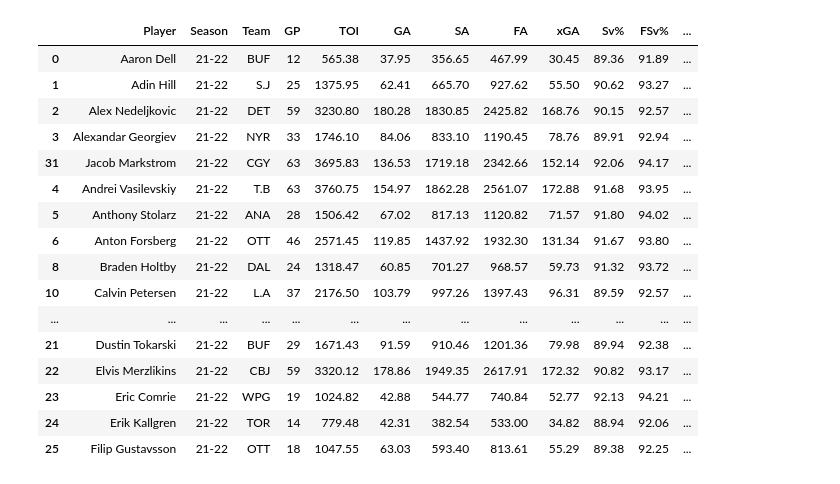
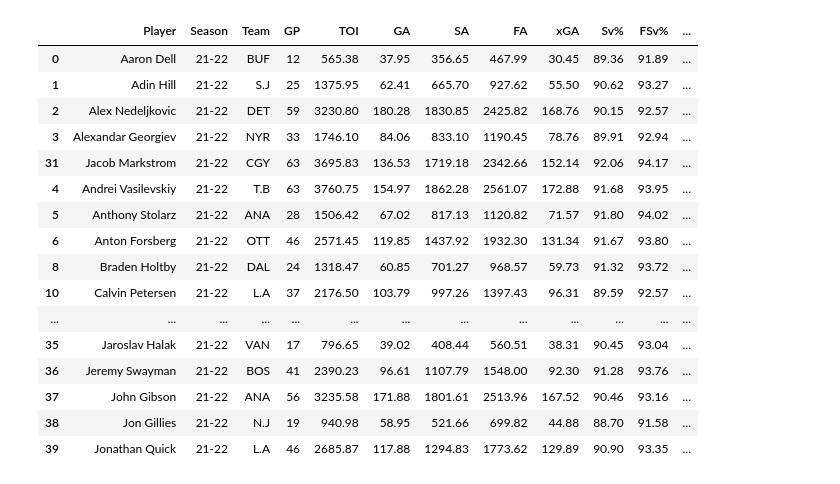
Before and after one commit to mikeytw11/Hockey, a Jupyter notebook: Goalie_Consistency.ipynb, the cells around one changed output. Saved outputs shown, nothing was run; the diff lists cells and outputs as text; code cells hidden in the pictures.

Commit message:
Added to Goalie Table.

```diff
--- a/Goalie_Consistency.ipynb
+++ b/Goalie_Consistency.ipynb
@@ -188,6 +248,18 @@ Merzlikins_Final = Goalies_Season.loc[Goalies_Season.Player=='Elvis Merzlikins']
 Comrie_Final = Goalies_Season.loc[Goalies_Season.Player=='Eric Comrie']
 Kallgren_Final = Goalies_Season.loc[Goalies_Season.Player=='Erik Kallgren']
 Gustavsson_Final = Goalies_Season.loc[Goalies_Season.Player=='Filip Gustavsson']
+Andersen_Final = Goalies_Season.loc[Goalies_Season.Player=='Frederik Andersen']
+Samsonov_Final = Goalies_Season.loc[Goalies_Season.Player=='Ilya Samsonov']
+Campbell_Final = Goalies_Season.loc[Goalies_Season.Player=='Jack Campbell']
+Allen_Final = Goalies_Season.loc[Goalies_Season.Player=='Jake Allen']
+Oettinger_Final = Goalies_Season.loc[Goalies_Season.Player=='Jake Oettinger']
+Sorokin_Final = Goalies_Season.loc[Goalies_Season.Player=='Ilya Sorokin']
+Reimer_Final = Goalies_Season.loc[Goalies_Season.Player=='James Reimer']
+Halak_Final = Goalies_Season.loc[Goalies_Season.Player=='Jaroslav Halak']
+Swayman_Final = Goalies_Season.loc[Goalies_Season.Player=='Jeremy Swayman']
+Gibson_Final = Goalies_Season.loc[Goalies_Season.Player=='John Gibson']
+Gillies_Final = Goalies_Season.loc[Goalies_Season.Player=='Jon Gillies']
+Quick_Final = Goalies_Season.loc[Goalies_Season.Player=='Jonathan Quick']
 # %%
 #Restrict data columns.
 Dell_Final = Dell_Final.drop(columns = ['Position','GSAA'])
@@ -218,6 +290,18 @@ Merzlikins_Final = Merzlikins_Final.drop(columns = ['Position','GSAA'])
 Comrie_Final = Comrie_Final.drop(columns = ['Position','GSAA'])
 Kallgren_Final = Kallgren_Final.drop(columns = ['Position','GSAA'])
 Gustavsson_Final = Gustavsson_Final.drop(columns = ['Position','GSAA'])
+Andersen_Final = Andersen_Final.drop(columns = ['Position','GSAA'])
+Samsonov_Final = Samsonov_Final.drop(columns = ['Position','GSAA'])
+Campbell_Final = Campbell_Final.drop(columns = ['Position','GSAA'])
+Allen_Final = Allen_Final.drop(columns = ['Position','GSAA'])
+Oettinger_Final = Oettinger_Final.drop(columns = ['Position','GSAA'])
+Sorokin_Final = Sorokin_Final.drop(columns = ['Position','GSAA'])
+Reimer_Final = Reimer_Final.drop(columns = ['Position','GSAA'])
+Halak_Final = Halak_Final.drop(columns = ['Position','GSAA'])
+Swayman_Final = Swayman_Final.drop(columns = ['Position','GSAA'])
+Gibson_Final = Gibson_Final.drop(columns = ['Position','GSAA'])
+Gillies_Final = Gillies_Final.drop(columns = ['Position','GSAA'])
+Quick_Final = Quick_Final.drop(columns = ['Position','GSAA'])
 # %%
 #Add Variance column to goaltender data.
 Dell_Final['Variance'] = Variance_Dell
@@ -248,30 +332,44 @@ Merzlikins_Final['Variance'] = Variance_Merzlikins
 Comrie_Final['Variance'] = Variance_Comrie
 Kallgren_Final['Variance'] = Variance_Kallgren
 Gustavsson_Final['Variance'] = Variance_Gustavsson
+Andersen_Final['Variance'] = Variance_Andersen
+Samsonov_Final['Variance'] = Variance_Samsonov
+Campbell_Final['Variance'] = Variance_Campbell
+Allen_Final['Variance'] = Variance_Allen
+Oettinger_Final['Variance'] = Variance_Oettinger
+Sorokin_Final['Variance'] = Variance_Sorokin
+Reimer_Final['Variance'] = Variance_Reimer
+Halak_Final['Variance'] = Variance_Halak
+Swayman_Final['Variance'] = Variance_Swayman
+Gibson_Final['Variance'] = Variance_Gibson
+Gillies_Final['Variance'] = Variance_Gillies
+Quick_Final['Variance'] = Variance_Quick
 # %%
 #Merge goaltenders together
 Goalie_Table = pd.concat([Dell_Final, Hill_Final, Nedeljkovic_Final, Georgiev_Final, Shesterkin_Final, Markstrom_Final, Vasilevskiy_Final, Stolarz_Final, Forsberg_Final,
                           Raanta_Final, Holtby_Final, Elliot_Final, Petersen_Final, Talbot_Final, Hart_Final, DeSmith_Final, Primeau_Final, Driedger_Final, Hellebuyck_Final,
-                          Anderson_Final, Vladar_Final, Kuemper_Final, Rittich_Final, Tokarski_Final, Merzlikins_Final, Comrie_Final, Kallgren_Final, Gustavsson_Final])
+                          Anderson_Final, Vladar_Final, Kuemper_Final, Rittich_Final, Tokarski_Final, Merzlikins_Final, Comrie_Final, Kallgren_Final, Gustavsson_Final,
+                          Andersen_Final, Samsonov_Final, Campbell_Final, Allen_Final, Oettinger_Final, Sorokin_Final, Reimer_Final, Halak_Final, Swayman_Final, Gibson_Final,
+                          Gillies_Final, Quick_Final])
 Goalie_Table
 # %% [output]
 |  | Player | Season | Team | GP | TOI | GA | SA | FA | xGA | Sv% | FSv% | ... |
 | 0 | Aaron Dell | 21-22 | BUF | 12 | 565.38 | 37.95 | 356.65 | 467.99 | 30.45 | 89.36 | 91.89 | ... |
 | 1 | Adin Hill | 21-22 | S.J | 25 | 1375.95 | 62.41 | 665.70 | 927.62 | 55.50 | 90.62 | 93.27 | ... |
 | 2 | Alex Nedeljkovic | 21-22 | DET | 59 | 3230.80 | 180.28 | 1830.85 | 2425.82 | 168.76 | 90.15 | 92.57 | ... |
 | 3 | Alexandar Georgiev | 21-22 | NYR | 33 | 1746.10 | 84.06 | 833.10 | 1190.45 | 78.76 | 89.91 | 92.94 | ... |
 | 31 | Jacob Markstrom | 21-22 | CGY | 63 | 3695.83 | 136.53 | 1719.18 | 2342.66 | 152.14 | 92.06 | 94.17 | ... |
 | 4 | Andrei Vasilevskiy | 21-22 | T.B | 63 | 3760.75 | 154.97 | 1862.28 | 2561.07 | 172.88 | 91.68 | 93.95 | ... |
 | 5 | Anthony Stolarz | 21-22 | ANA | 28 | 1506.42 | 67.02 | 817.13 | 1120.82 | 71.57 | 91.80 | 94.02 | ... |
 | 6 | Anton Forsberg | 21-22 | OTT | 46 | 2571.45 | 119.85 | 1437.92 | 1932.30 | 131.34 | 91.67 | 93.80 | ... |
 | 8 | Braden Holtby | 21-22 | DAL | 24 | 1318.47 | 60.85 | 701.27 | 968.57 | 59.73 | 91.32 | 93.72 | ... |
 | 10 | Calvin Petersen | 21-22 | L.A | 37 | 2176.50 | 103.79 | 997.26 | 1397.43 | 96.31 | 89.59 | 92.57 | ... |
 | ... | ... | ... | ... | ... | ... | ... | ... | ... | ... | ... | ... | ... |
-| 21 | Dustin Tokarski | 21-22 | BUF | 29 | 1671.43 | 91.59 | 910.46 | 1201.36 | 79.98 | 89.94 | 92.38 | ... |
-| 22 | Elvis Merzlikins | 21-22 | CBJ | 59 | 3320.12 | 178.86 | 1949.35 | 2617.91 | 172.32 | 90.82 | 93.17 | ... |
-| 23 | Eric Comrie | 21-22 | WPG | 19 | 1024.82 | 42.88 | 544.77 | 740.84 | 52.77 | 92.13 | 94.21 | ... |
-| 24 | Erik Kallgren | 21-22 | TOR | 14 | 779.48 | 42.31 | 382.54 | 533.00 | 34.82 | 88.94 | 92.06 | ... |
-| 25 | Filip Gustavsson | 21-22 | OTT | 18 | 1047.55 | 63.03 | 593.40 | 813.61 | 55.29 | 89.38 | 92.25 | ... |
+| 35 | Jaroslav Halak | 21-22 | VAN | 17 | 796.65 | 39.02 | 408.44 | 560.51 | 38.31 | 90.45 | 93.04 | ... |
+| 36 | Jeremy Swayman | 21-22 | BOS | 41 | 2390.23 | 96.61 | 1107.79 | 1548.00 | 92.30 | 91.28 | 93.76 | ... |
+| 37 | John Gibson | 21-22 | ANA | 56 | 3235.58 | 171.88 | 1801.61 | 2513.96 | 167.52 | 90.46 | 93.16 | ... |
+| 38 | Jon Gillies | 21-22 | N.J | 19 | 940.98 | 58.95 | 521.66 | 699.82 | 44.88 | 88.70 | 91.58 | ... |
+| 39 | Jonathan Quick | 21-22 | L.A | 46 | 2685.87 | 117.88 | 1294.83 | 1773.62 | 129.89 | 90.90 | 93.35 | ... |
 # %%
 #Goalies_Season = pd.read_csv("https://raw.githubusercontent.com/mikeytw11/Hockey/main/NHL%20Goalies/Full%20Season%20Goalies%202021-2022.csv")
 #Goalies_Season
```
Also changed, not shown: parts of 5 cells of this notebook.
